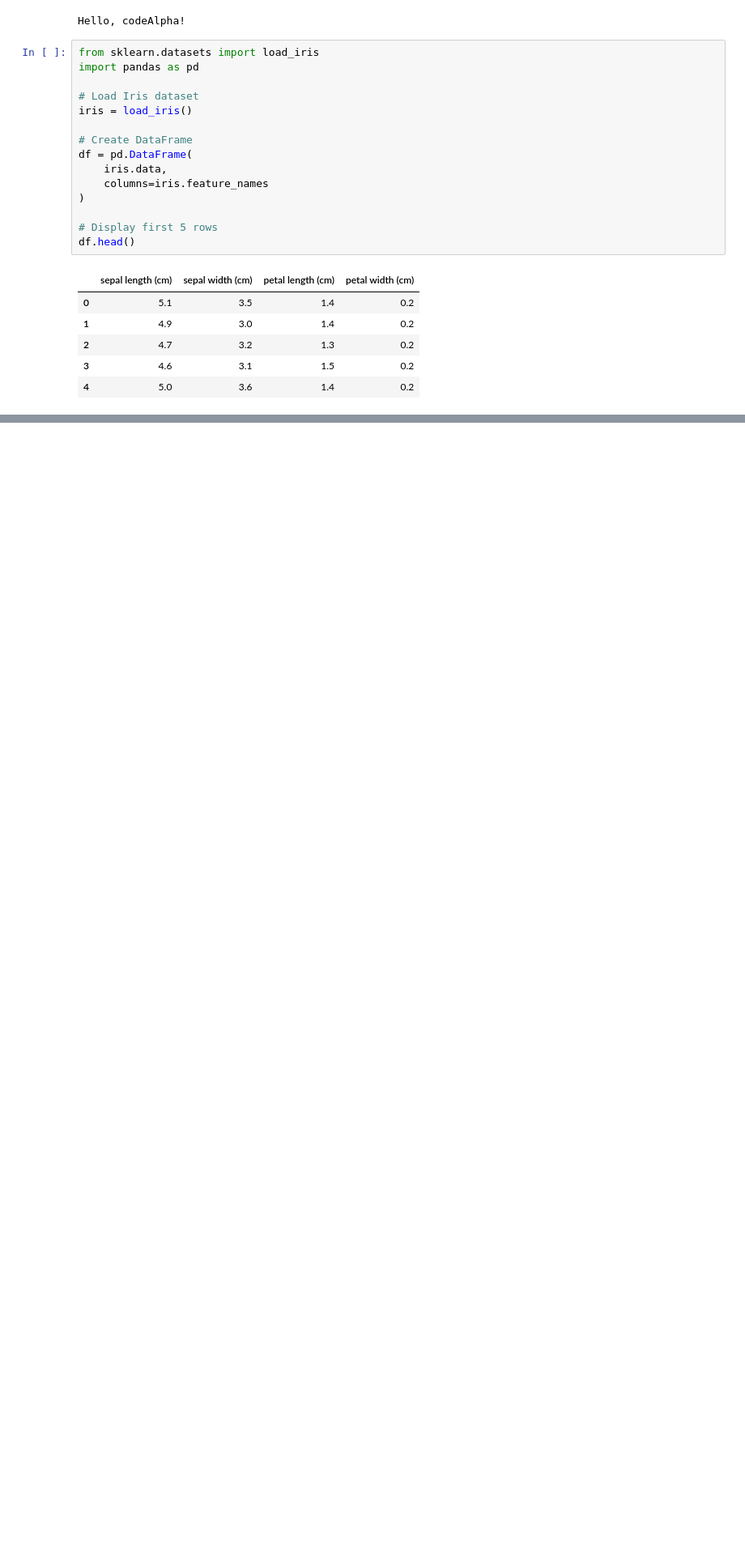
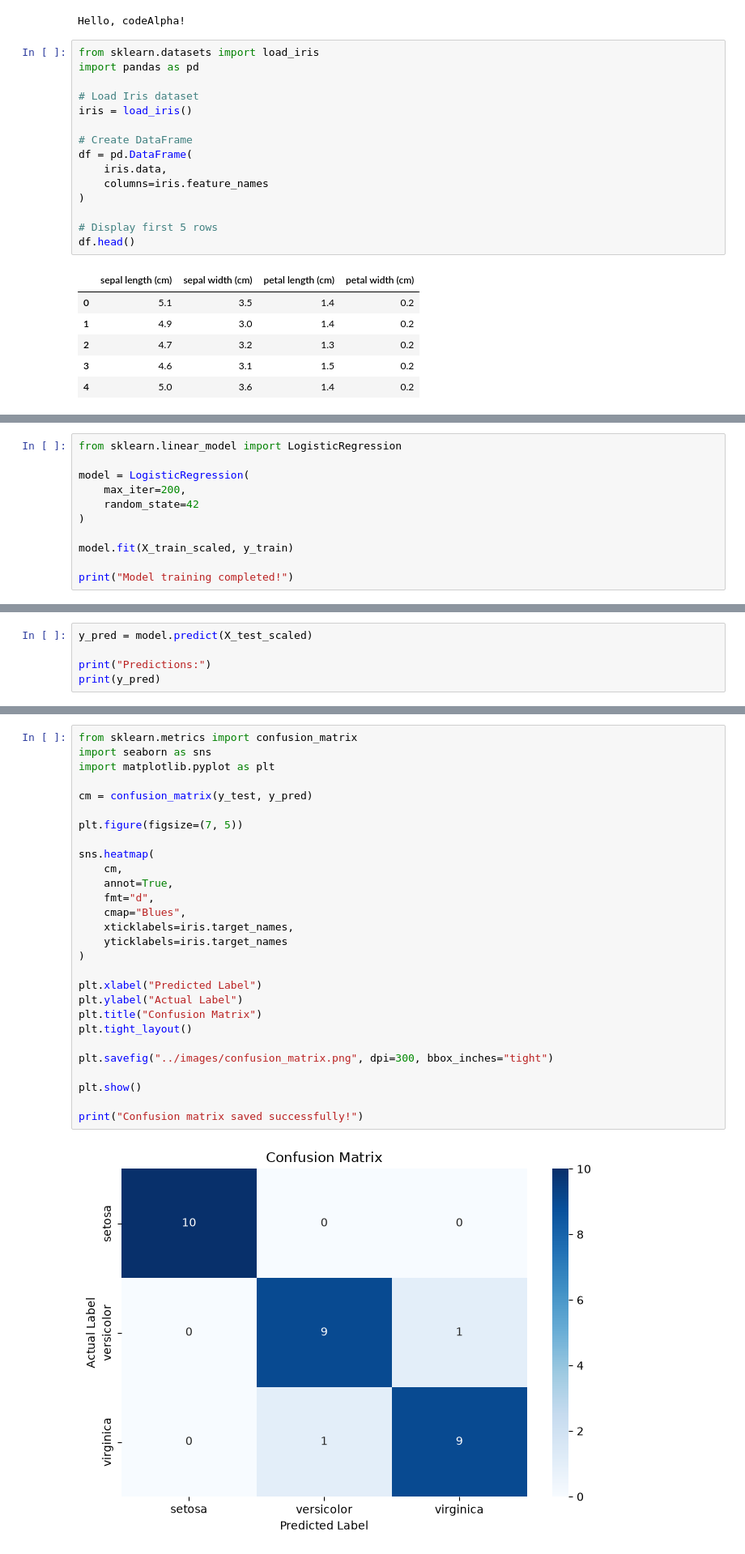
Before and after one commit to kirtika210/CodeAlpha_Iris_Classification, a Jupyter notebook: notebook/iris_classification.ipynb, the cells around one changed output, grey strips where cells are left out. Shown at 81% size. Cells and saved outputs as stored; diff of their text form; blank space fills up the shorter version.

```diff
--- a/notebook/iris_classification.ipynb
+++ b/notebook/iris_classification.ipynb
@@ -26,0 +172,11 @@ df.head()
+# %%
+from sklearn.linear_model import LogisticRegression
+
+model = LogisticRegression(
+    max_iter=200,
+    random_state=42
+)
+
+model.fit(X_train_scaled, y_train)
+
+print("Model training completed!")
@@ -26,0 +185,5 @@ df.head()
+# %%
+y_pred = model.predict(X_test_scaled)
+
+print("Predictions:")
+print(y_pred)
@@ -26,0 +232,30 @@ df.head()
+# %%
+from sklearn.metrics import confusion_matrix
+import seaborn as sns
+import matplotlib.pyplot as plt
+
+cm = confusion_matrix(y_test, y_pred)
+
+plt.figure(figsize=(7, 5))
+
+sns.heatmap(
+    cm,
+    annot=True,
+    fmt="d",
+    cmap="Blues",
+    xticklabels=iris.target_names,
+    yticklabels=iris.target_names
+)
+
+plt.xlabel("Predicted Label")
+plt.ylabel("Actual Label")
+plt.title("Confusion Matrix")
+plt.tight_layout()
+
+plt.savefig("../images/confusion_matrix.png", dpi=300, bbox_inches="tight")
+
+plt.show()
+
+print("Confusion matrix saved successfully!")
+# %% [output]
+[figure, added]
```
Also changed, not shown: parts of 17 cells of this notebook.
